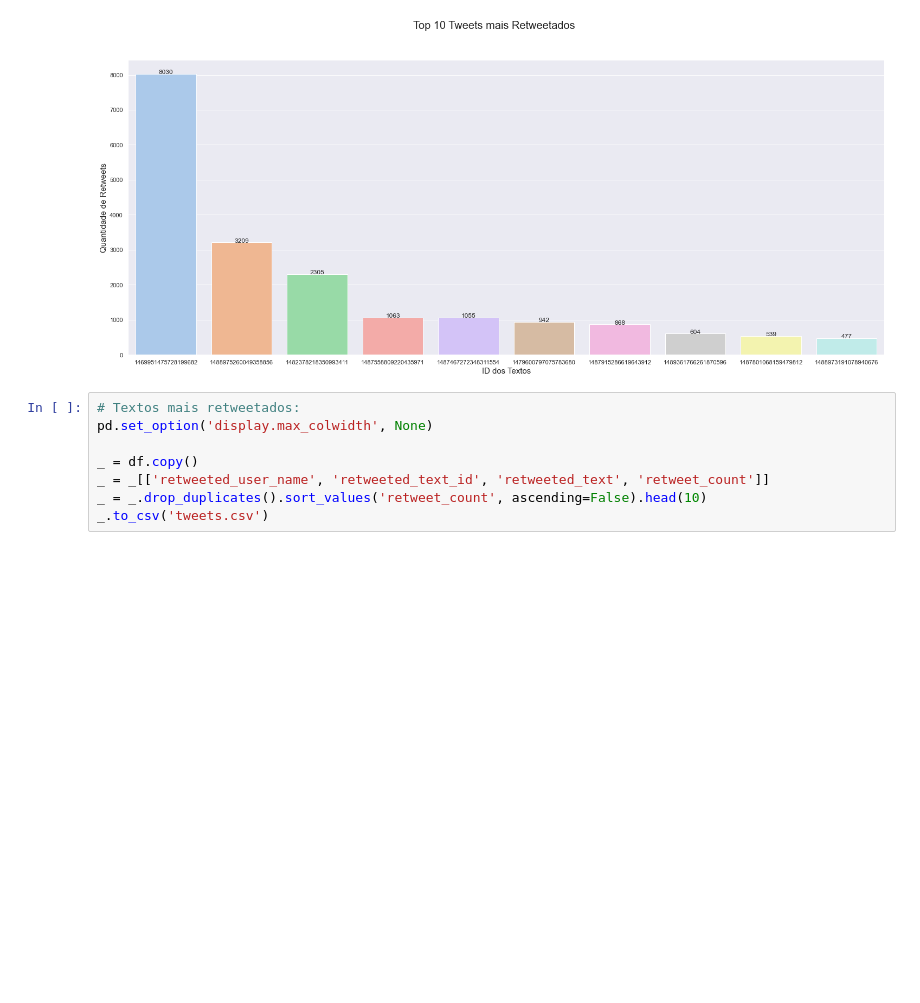
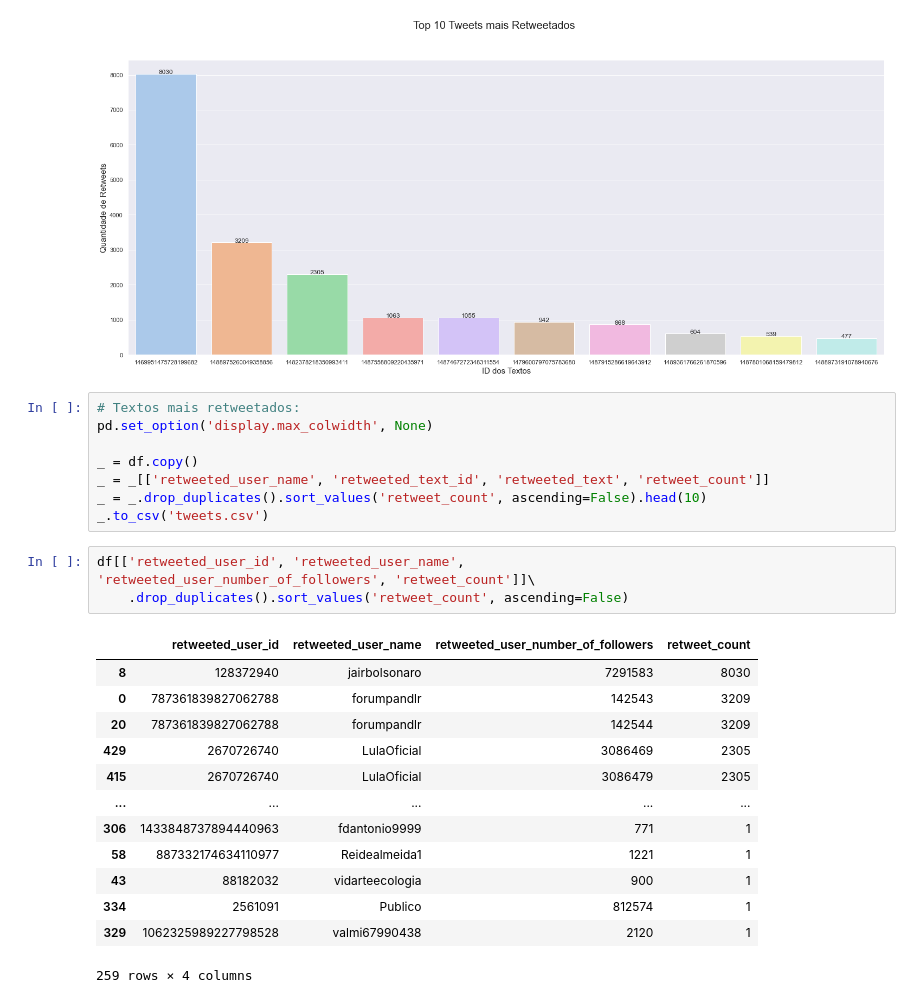
Before and after one commit to bezerraescossia/network-analysis, a Jupyter notebook: EDA.ipynb, the cells around one changed output. Saved outputs shown, nothing was run; the diff lists cells and outputs as text; blank space fills up the shorter version.

```diff
--- a/EDA.ipynb
+++ b/EDA.ipynb
@@ -184,3 +189,21 @@ _ = df.copy()
 _ = _[['retweeted_user_name', 'retweeted_text_id', 'retweeted_text', 'retweet_count']]
 _ = _.drop_duplicates().sort_values('retweet_count', ascending=False).head(10)
 _.to_csv('tweets.csv')
+# %%
+df[['retweeted_user_id', 'retweeted_user_name',
+'retweeted_user_number_of_followers', 'retweet_count']]\
+    .drop_duplicates().sort_values('retweet_count', ascending=False)
+# %% [output]
+|  | retweeted_user_id | retweeted_user_name | retweeted_user_number_of_followers | retweet_count |
+| 8 | 128372940 | jairbolsonaro | 7291583 | 8030 |
+| 0 | 787361839827062788 | forumpandlr | 142543 | 3209 |
+| 20 | 787361839827062788 | forumpandlr | 142544 | 3209 |
+| 429 | 2670726740 | LulaOficial | 3086469 | 2305 |
+| 415 | 2670726740 | LulaOficial | 3086479 | 2305 |
+| ... | ... | ... | ... | ... |
+| 306 | 1433848737894440963 | fdantonio9999 | 771 | 1 |
+| 58 | 887332174634110977 | Reidealmeida1 | 1221 | 1 |
+| 43 | 88182032 | vidarteecologia | 900 | 1 |
+| 334 | 2561091 | Publico | 812574 | 1 |
+| 329 | 1062325989227798528 | valmi67990438 | 2120 | 1 |
+259 rows × 4 columns
```
Also changed, not shown: parts of 2 cells of this notebook, 38 other files.
